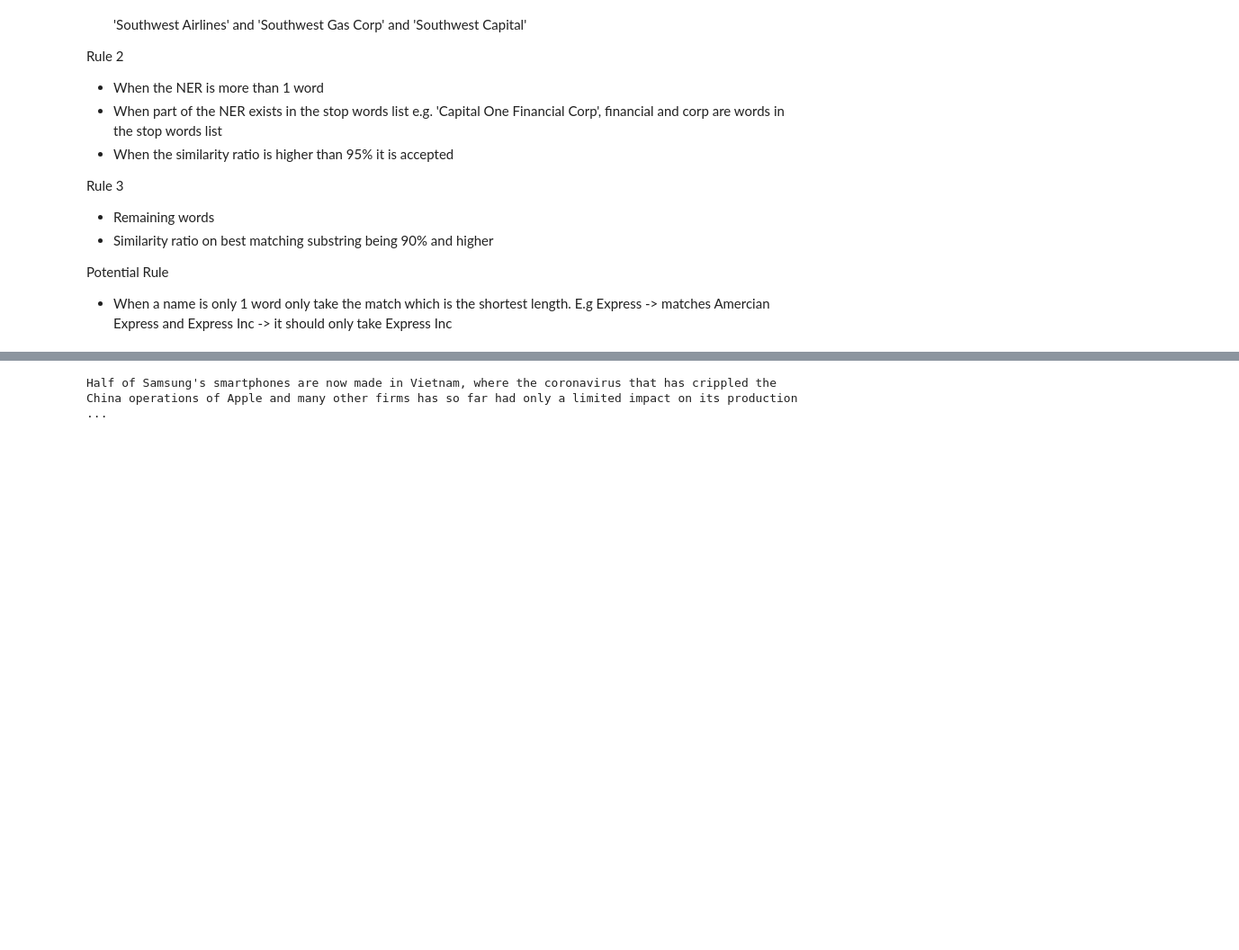
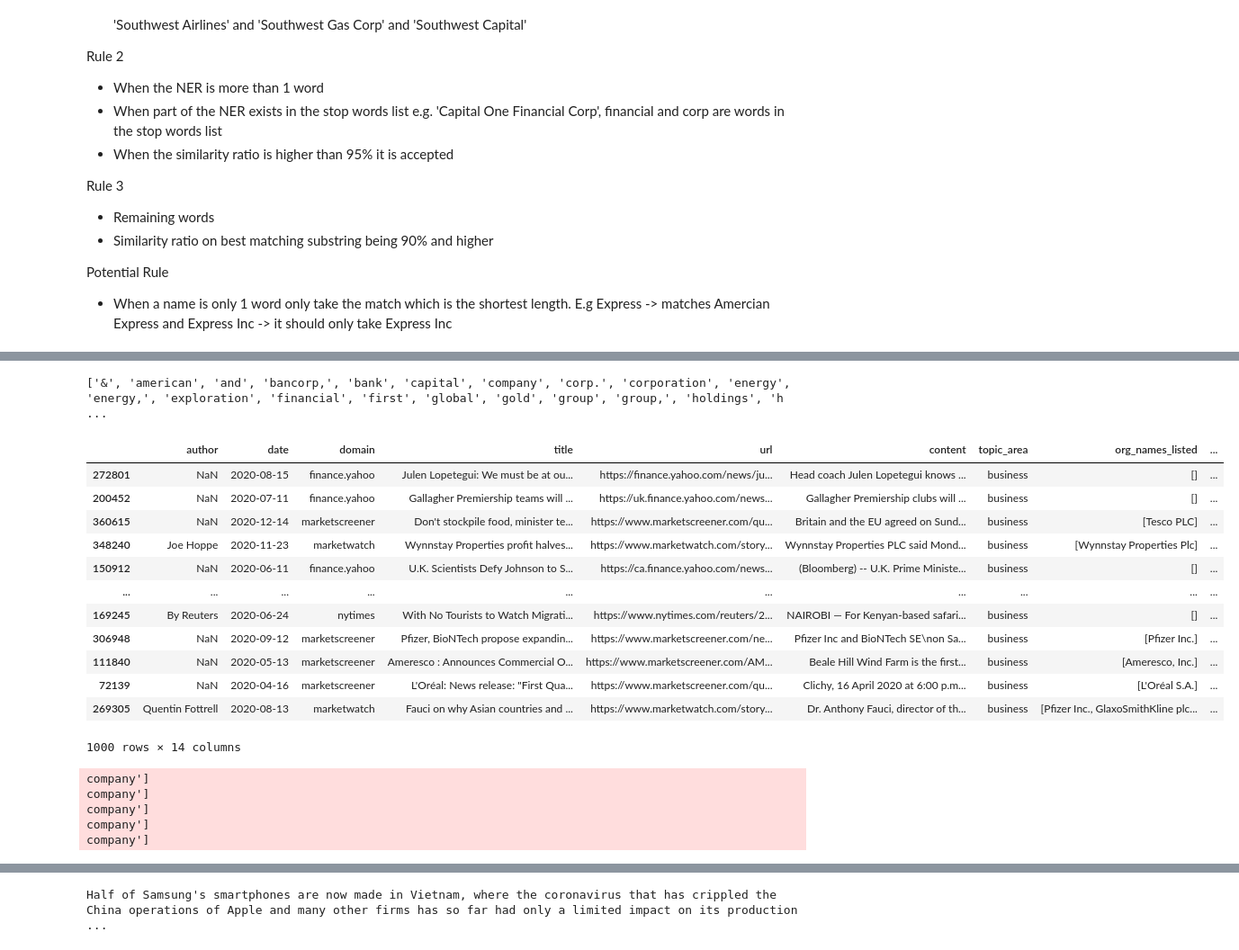
Before and after one commit to TraceyEtheridge/Thesis, a Jupyter notebook: Covid_Articles_NER.ipynb, the cells around one changed output, grey strips where cells are left out. Shown at 90% size. Drawn from its saved outputs; the diff is of its cells as text; code cells hidden in the pictures; blank space fills up the shorter version.

```diff
--- a/Covid_Articles_NER.ipynb
+++ b/Covid_Articles_NER.ipynb
@@ -237,0 +348,20 @@ Potential Rule
+# %%
+print(companies_list_common_words)
+# %% [output]
+['&', 'american', 'and', 'bancorp,', 'bank', 'capital', 'company', 'corp.', 'corporation', 'energy', 'energy,', 'exploration', 'financial', 'first', 'global', 'gold', 'group', 'group,', 'holdings', 'h ...
+# %%
+df_ner_clean
+# %% [output]
+|  | author | date | domain | title | url | content | topic_area | org_names_listed | ... |
+| 272801 | NaN | 2020-08-15 | finance.yahoo | Julen Lopetegui: We must be at ou... | https://finance.yahoo.com/news/ju... | Head coach Julen Lopetegui knows ... | business | [] | ... |
+| 200452 | NaN | 2020-07-11 | finance.yahoo | Gallagher Premiership teams will ... | https://uk.finance.yahoo.com/news... | Gallagher Premiership clubs will ... | business | [] | ... |
+| 360615 | NaN | 2020-12-14 | marketscreener | Don't stockpile food, minister te... | https://www.marketscreener.com/qu... | Britain and the EU agreed on Sund... | business | [Tesco PLC] | ... |
+| 348240 | Joe Hoppe | 2020-11-23 | marketwatch | Wynnstay Properties profit halves... | https://www.marketwatch.com/story... | Wynnstay Properties PLC said Mond... | business | [Wynnstay Properties Plc] | ... |
+| 150912 | NaN | 2020-06-11 | finance.yahoo | U.K. Scientists Defy Johnson to S... | https://ca.finance.yahoo.com/news... | (Bloomberg) -- U.K. Prime Ministe... | business | [] | ... |
+| ... | ... | ... | ... | ... | ... | ... | ... | ... | ... |
+| 169245 | By Reuters | 2020-06-24 | nytimes | With No Tourists to Watch Migrati... | https://www.nytimes.com/reuters/2... | NAIROBI — For Kenyan-based safari... | business | [] | ... |
+| 306948 | NaN | 2020-09-12 | marketscreener | Pfizer, BioNTech propose expandin... | https://www.marketscreener.com/ne... | Pfizer Inc and BioNTech SE\non Sa... | business | [Pfizer Inc.] | ... |
+| 111840 | NaN | 2020-05-13 | marketscreener | Ameresco : Announces Commercial O... | https://www.marketscreener.com/AM... | Beale Hill Wind Farm is the first... | business | [Ameresco, Inc.] | ... |
+| 72139 | NaN | 2020-04-16 | marketscreener | L'Oréal: News release: "First Qua... | https://www.marketscreener.com/qu... | Clichy, 16 April 2020 at 6:00 p.m... | business | [L'Oréal S.A.] | ... |
+| 269305 | Quentin Fottrell | 2020-08-13 | marketwatch | Fauci on why Asian countries and ... | https://www.marketwatch.com/story... | Dr. Anthony Fauci, director of th... | business | [Pfizer Inc., GlaxoSmithKline plc... | ... |
+1000 rows × 14 columns
@@ -237,0 +394,55 @@ Potential Rule
+# %%
+df_ner_clean['filtered_names'] = ''
+df_ner_clean['filtered_names_match'] = ''
+col_index_fn = df_ner_clean.columns.get_loc('filtered_names')
+col_index_fnm = df_ner_clean.columns.get_loc('filtered_names_match')
+#print_on = True
+print_on = False
+
+for idx, names in tqdm(enumerate(df_ner_clean['org_names'])):
+#for idx, names in enumerate(df_ner_clean['org_names'][800:850]):
+    if print_on:
+        print('\n', idx, names, 'labels: ', df_ner_clean.iat[idx,col_index_onl])
+    filtered_names = []
+    filtered_names_match = []
+    for name in names:
+
+        # Rule 1 - NER name only 1 word -> set of common words  -> similarity ratio on set
+        if len(name.split(' ')) == 1:
+            #processor = lambda x: set(x.lower().split()) - set(companies_list_common_words)
+            processor_2 = lambda x: x.lower()
+            best_match = process.extractOne(query=name, choices=companies_list['name'], processor=processor, scorer=fuzz.token_sort_ratio, score_cutoff=98) # 0.65 128/66/73
+            #best_match = process.extractOne(query=name, choices=companies_list['name'], processor=processor_2, scorer=fuzz.ratio, score_cutoff=75)
+            if best_match:
+                if print_on:
+                    print('rule1: ', name, '-', best_match, best_match[1])
+                filtered_names.append(name)
+                filtered_names_match.append(best_match[0])
+
+        # Rule 2 - NER name longer than 1 word plus part of name in stopwords list -> similarity ratio on set
+        elif set(name.split(' ')).intersection(org_stopwords):
+            processor_2 = lambda x: x.lower()
+            best_match = process.extractOne(query=name, choices=companies_list['name'], processor=processor_2, scorer=fuzz.token_set_ratio, score_cutoff=95) # 0.65 128/66/73
+            if best_match:
+                if print_on:
+                    print('rule2: ', name, '-', best_match[0], best_match[1])
+                filtered_names.append(name)
+                filtered_names_match.append(best_match[0])
+
+        else:
+            best_match = process.extractOne(query=name, choices=companies_list['name'], scorer=fuzz.partial_ratio, score_cutoff=96)
+            if best_match:
+                if print_on:
+                    print(f'best match: {best_match}')
+                    print('rule3: ', name, '-', best_match[0], best_match[1])
+                filtered_names.append(name)
+                filtered_names_match.append(best_match[0])
+
+    df_ner_clean.iat[idx,col_index_fn] = list(set(filtered_names))
+    df_ner_clean.iat[idx,col_index_fnm] = list(set(filtered_names_match))
+# %% [output]
+company']
+company']
+company']
+company']
+company']
```
Also changed, not shown: parts of 35 cells of this notebook, 2 other files.
